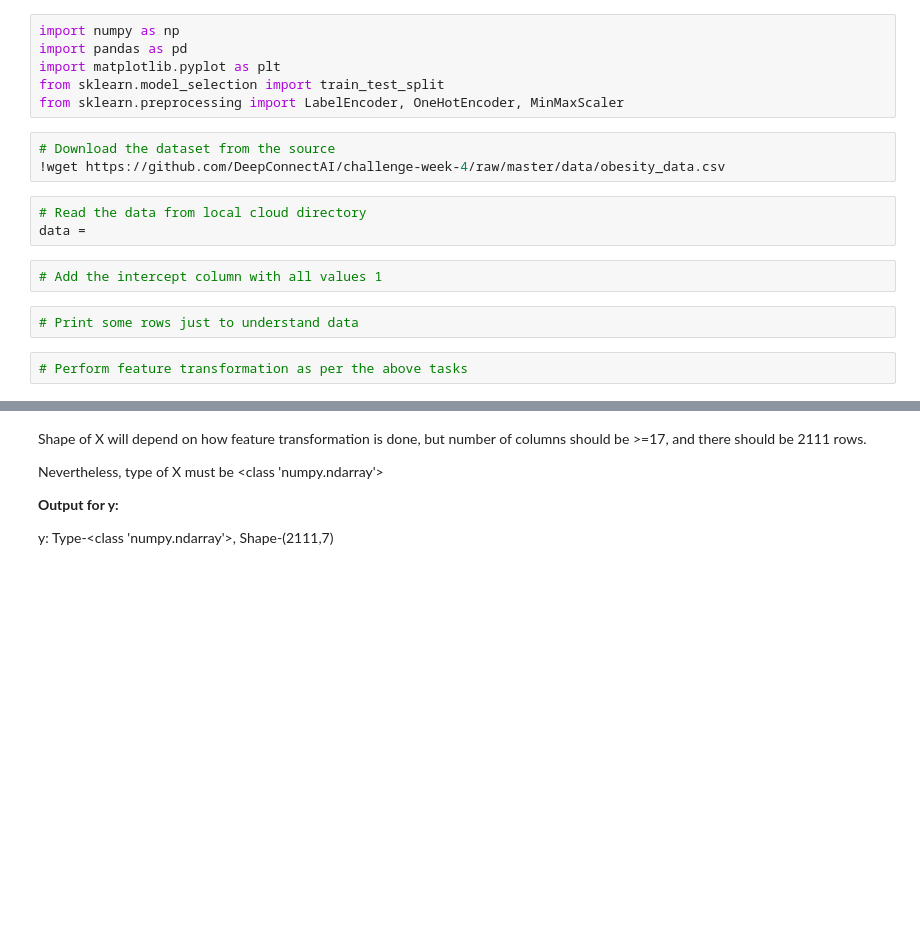
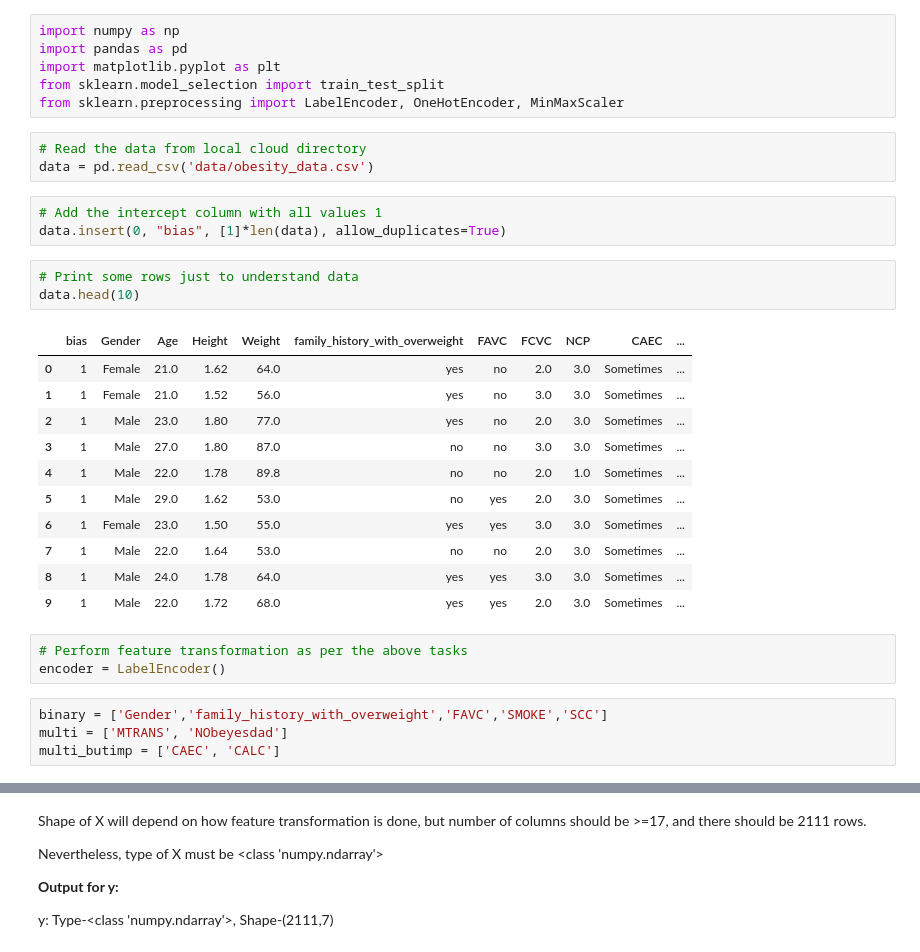
Before and after one commit to sakshampuri/Labs-Sem-V, a Jupyter notebook: ECSE303L - ML & AI/Lab 4/task_1_multiclass_logistic.ipynb, the cells around one changed output, grey strips where cells are left out. Drawn from its saved outputs; the diff is of its cells as text; blank space fills up the shorter version.

```diff
--- a/ECSE303L - ML & AI/Lab 4/task_1_multiclass_logistic.ipynb
+++ b/ECSE303L - ML & AI/Lab 4/task_1_multiclass_logistic.ipynb
@@ -102,15 +102,31 @@ import pandas as pd
 import matplotlib.pyplot as plt
 from sklearn.model_selection import train_test_split
 from sklearn.preprocessing import LabelEncoder, OneHotEncoder, MinMaxScaler
-# %%
-# Download the dataset from the source
-!wget https://github.com/DeepConnectAI/challenge-week-4/raw/master/data/obesity_data.csv
 # %%
 # Read the data from local cloud directory
-data =
+data = pd.read_csv('data/obesity_data.csv')
 # %%
 # Add the intercept column with all values 1
+data.insert(0, "bias", [1]*len(data), allow_duplicates=True)
 # %%
 # Print some rows just to understand data
+data.head(10)
+# %% [output]
+|  | bias | Gender | Age | Height | Weight | family_history_with_overweight | FAVC | FCVC | NCP | CAEC | ... |
+| 0 | 1 | Female | 21.0 | 1.62 | 64.0 | yes | no | 2.0 | 3.0 | Sometimes | ... |
+| 1 | 1 | Female | 21.0 | 1.52 | 56.0 | yes | no | 3.0 | 3.0 | Sometimes | ... |
+| 2 | 1 | Male | 23.0 | 1.80 | 77.0 | yes | no | 2.0 | 3.0 | Sometimes | ... |
+| 3 | 1 | Male | 27.0 | 1.80 | 87.0 | no | no | 3.0 | 3.0 | Sometimes | ... |
+| 4 | 1 | Male | 22.0 | 1.78 | 89.8 | no | no | 2.0 | 1.0 | Sometimes | ... |
+| 5 | 1 | Male | 29.0 | 1.62 | 53.0 | no | yes | 2.0 | 3.0 | Sometimes | ... |
+| 6 | 1 | Female | 23.0 | 1.50 | 55.0 | yes | yes | 3.0 | 3.0 | Sometimes | ... |
+| 7 | 1 | Male | 22.0 | 1.64 | 53.0 | no | no | 2.0 | 3.0 | Sometimes | ... |
+| 8 | 1 | Male | 24.0 | 1.78 | 64.0 | yes | yes | 3.0 | 3.0 | Sometimes | ... |
+| 9 | 1 | Male | 22.0 | 1.72 | 68.0 | yes | yes | 2.0 | 3.0 | Sometimes | ... |
 # %%
 # Perform feature transformation as per the above tasks
+encoder = LabelEncoder()
+# %%
+binary = ['Gender','family_history_with_overweight','FAVC','SMOKE','SCC']
+multi = ['MTRANS', 'NObeyesdad']
+multi_butimp = ['CAEC', 'CALC']
```
Also changed, not shown: parts of 26 cells of this notebook.
